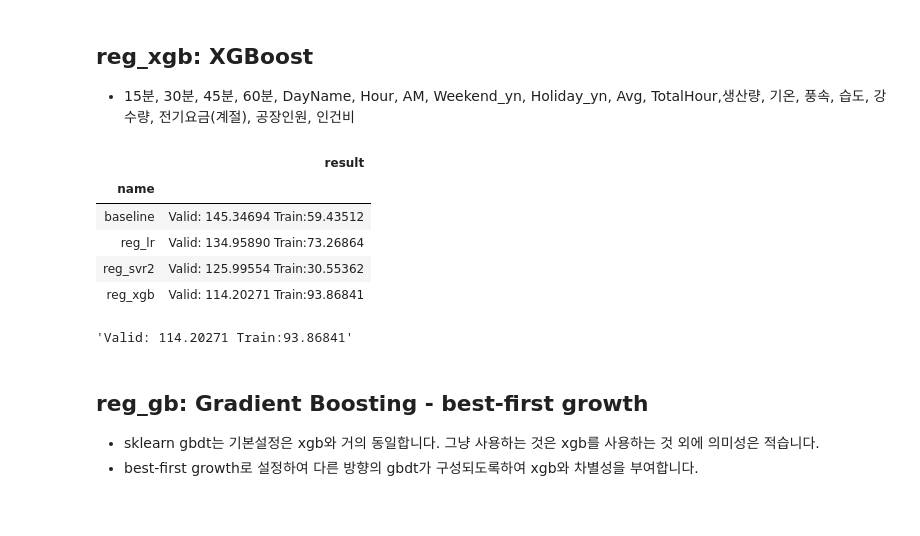
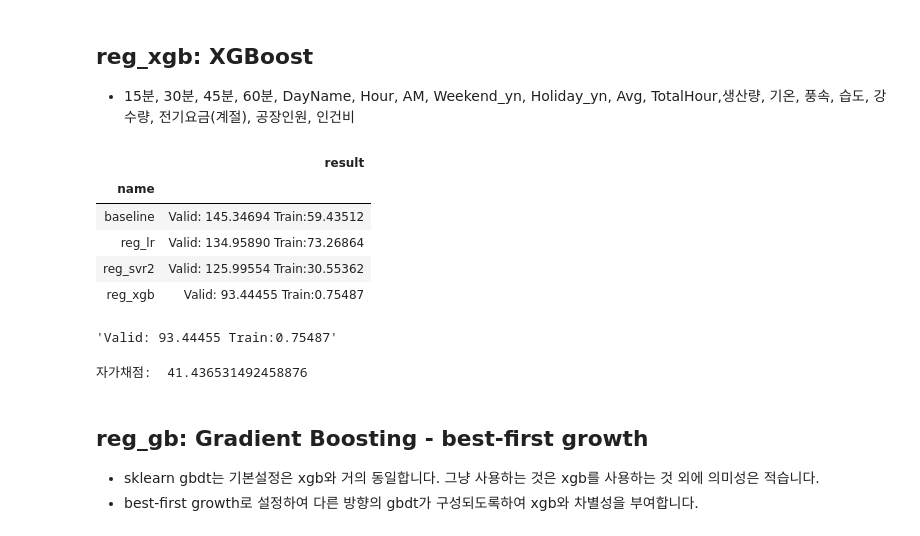
Before and after one commit to sunkusun9/ds_lv3_2606, a Jupyter notebook: sec_ds_lv3_prob3_kaggle.ipynb, the cells around one changed output. Drawn from its saved outputs; the diff is of its cells as text; code cells hidden in the pictures.

Commit message:
Day1 Kaggle 문제 풀이입니다.

```diff
--- a/sec_ds_lv3_prob3_kaggle.ipynb
+++ b/sec_ds_lv3_prob3_kaggle.ipynb
@@ -426,22 +426,29 @@ eval_model('reg_lr', reg_lr)
 # %%
 import xgboost as xgb
 
 X_xgb = "15분, 30분, 45분, 60분, DayName, Hour, AM, Weekend_yn, Holiday_yn, Avg, TotalHour,생산량, 기온, 풍속, 습도, 강수량, 전기요금(계절), 공장인원, 인건비"
 X_xgb = [i.strip() for i in X_xgb.split(',')]
 ct = ColumnTransformer([
     ('ohe', OneHotEncoder(categories='auto'), ['DayName']),
     ('pt', 'passthrough', X_xgb)
 ])
-reg_xgb = make_pipeline(ct, xgb.XGBRegressor())
+reg_xgb = make_pipeline(
+    ct, xgb.XGBRegressor(max_depth=15, min_child_weight=4, n_estimators = 300, learning_rate=0.1, reg_lambda=3)
+)
 eval_model('reg_xgb', reg_xgb)
 # %% [output]
 |  | result |
 | name |  |
 | baseline | Valid: 145.34694 Train:59.43512 |
 | reg_lr | Valid: 134.95890 Train:73.26864 |
 | reg_svr2 | Valid: 125.99554 Train:30.55362 |
-| reg_xgb | Valid: 114.20271 Train:93.86841 |
+| reg_xgb | Valid: 93.44455 Train:0.75487 |
-'Valid: 114.20271 Train:93.86841'
+'Valid: 93.44455 Train:0.75487'
+# %%
+pred = select_model(reg_xgb)
+print("자가채점: ", mean_absolute_error(s_kaggle_ans, pred)) # 28.571764715699633
+# %% [output]
+자가채점:  41.436531492458876
 # %% [markdown]
 ## reg_gb: Gradient Boosting - best-first growth
 
```
Also changed, not shown: parts of 5 cells of this notebook.
